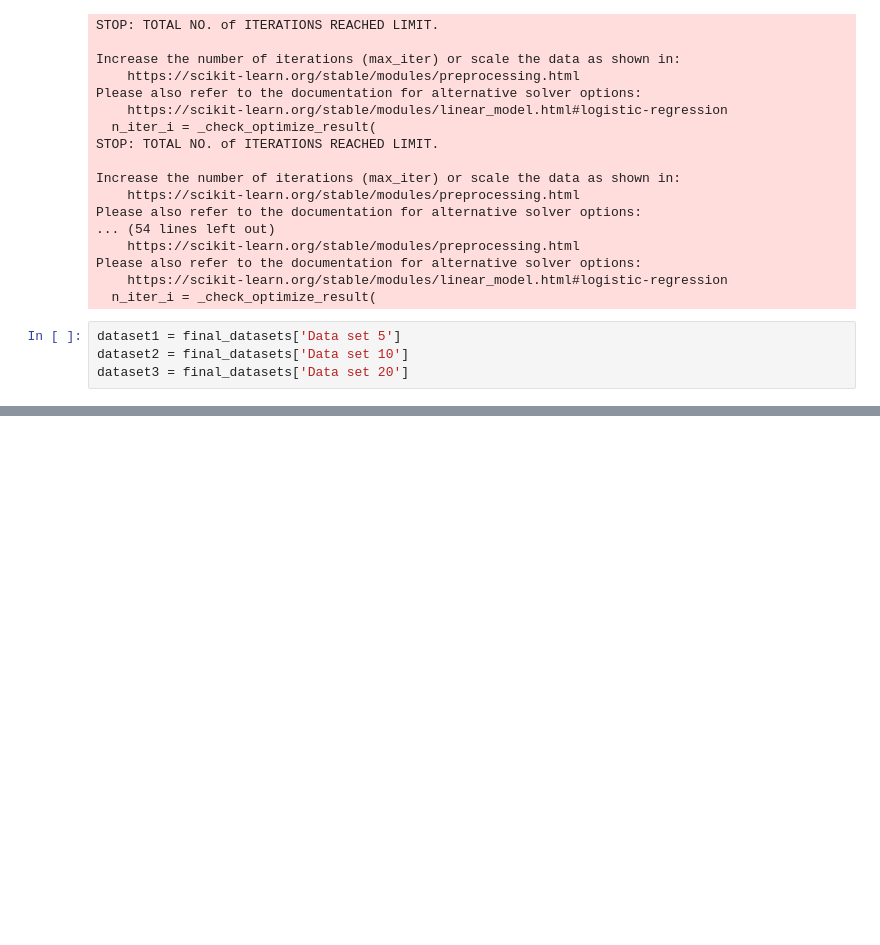
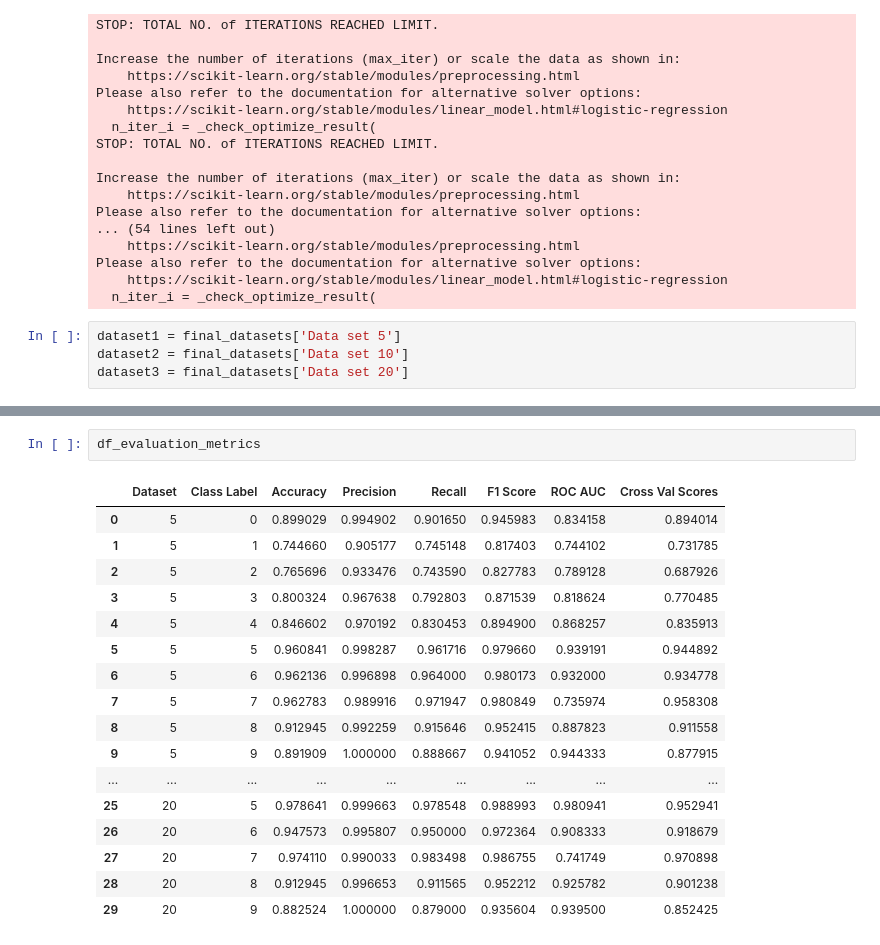
Before and after one commit to farheenfab/DMML-GroupProject, a Jupyter notebook: CW/CW - Part 1.ipynb, the cells around one changed output, grey strips where cells are left out. Drawn from its saved outputs; the diff is of its cells as text; blank space fills up the shorter version.

```diff
--- a/CW/CW - Part 1.ipynb
+++ b/CW/CW - Part 1.ipynb
@@ -546,0 +619,20 @@ dataset3 = final_datasets['Data set 20']
+# %%
+df_evaluation_metrics
+# %% [output]
+|  | Dataset | Class Label | Accuracy | Precision | Recall | F1 Score | ROC AUC | Cross Val Scores |
+| 0 | 5 | 0 | 0.899029 | 0.994902 | 0.901650 | 0.945983 | 0.834158 | 0.894014 |
+| 1 | 5 | 1 | 0.744660 | 0.905177 | 0.745148 | 0.817403 | 0.744102 | 0.731785 |
+| 2 | 5 | 2 | 0.765696 | 0.933476 | 0.743590 | 0.827783 | 0.789128 | 0.687926 |
+| 3 | 5 | 3 | 0.800324 | 0.967638 | 0.792803 | 0.871539 | 0.818624 | 0.770485 |
+| 4 | 5 | 4 | 0.846602 | 0.970192 | 0.830453 | 0.894900 | 0.868257 | 0.835913 |
+| 5 | 5 | 5 | 0.960841 | 0.998287 | 0.961716 | 0.979660 | 0.939191 | 0.944892 |
+| 6 | 5 | 6 | 0.962136 | 0.996898 | 0.964000 | 0.980173 | 0.932000 | 0.934778 |
+| 7 | 5 | 7 | 0.962783 | 0.989916 | 0.971947 | 0.980849 | 0.735974 | 0.958308 |
+| 8 | 5 | 8 | 0.912945 | 0.992259 | 0.915646 | 0.952415 | 0.887823 | 0.911558 |
+| 9 | 5 | 9 | 0.891909 | 1.000000 | 0.888667 | 0.941052 | 0.944333 | 0.877915 |
+| ... | ... | ... | ... | ... | ... | ... | ... | ... |
+| 25 | 20 | 5 | 0.978641 | 0.999663 | 0.978548 | 0.988993 | 0.980941 | 0.952941 |
+| 26 | 20 | 6 | 0.947573 | 0.995807 | 0.950000 | 0.972364 | 0.908333 | 0.918679 |
+| 27 | 20 | 7 | 0.974110 | 0.990033 | 0.983498 | 0.986755 | 0.741749 | 0.970898 |
+| 28 | 20 | 8 | 0.912945 | 0.996653 | 0.911565 | 0.952212 | 0.925782 | 0.901238 |
+| 29 | 20 | 9 | 0.882524 | 1.000000 | 0.879000 | 0.935604 | 0.939500 | 0.852425 |
```
Also changed, not shown: parts of 15 cells of this notebook.
